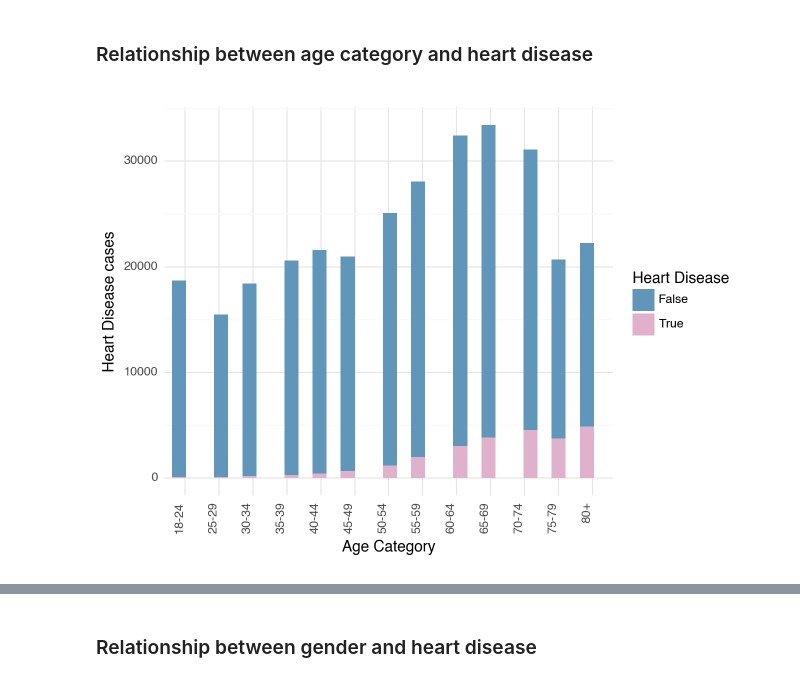
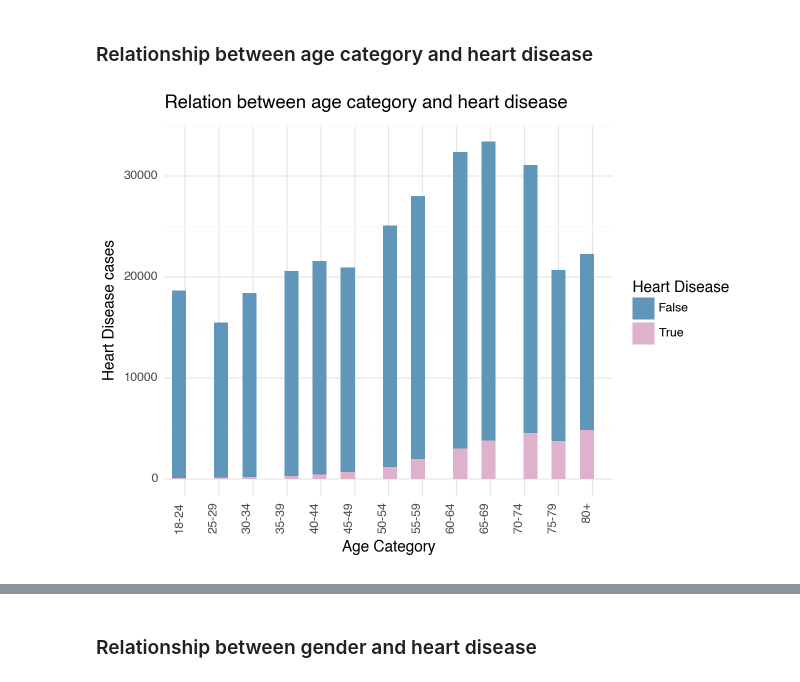
Before and after one commit to Roberta1400/Cardiovascular-Diseases-Risk-Prediction, a Jupyter notebook: Cardiovascular-Diseases-Risk-Prediction.ipynb, the cells around one changed output, grey strips where cells are left out. Drawn from its saved outputs; the diff is of its cells as text; code cells hidden in the pictures.

```diff
--- a/Cardiovascular-Diseases-Risk-Prediction.ipynb
+++ b/Cardiovascular-Diseases-Risk-Prediction.ipynb
@@ -84,14 +89,15 @@ print(plot)
 # %%
 
 plot = (
     p9.ggplot(dataset, p9.aes(x='Age_Category', fill='Heart_Disease')) +
     p9.geom_histogram(bins=30) +
     p9.theme_minimal() +
     p9.labs(x='Age Category', y='Heart Disease cases', fill='Heart Disease') +
     p9.scale_fill_manual(values=['#6096ba','#e0b1cb']) +
-    p9.theme(axis_text_x=p9.element_text(angle=90, hjust=1))
+    p9.theme(axis_text_x=p9.element_text(angle=90, hjust=1))+
+    p9.ggtitle('Relation between age category and heart disease')
 )
 
 print(plot)
 # %% [output]
-[figure, old version]
+[figure, new version]
```
Also changed, not shown: parts of 24 cells of this notebook.
